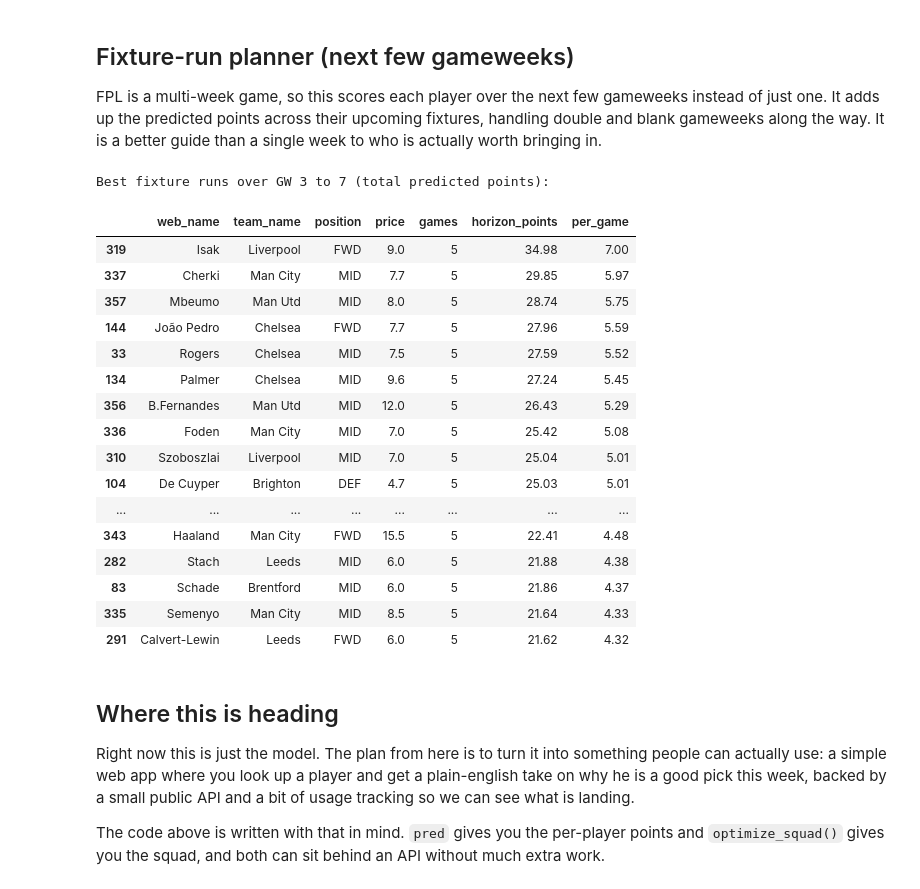
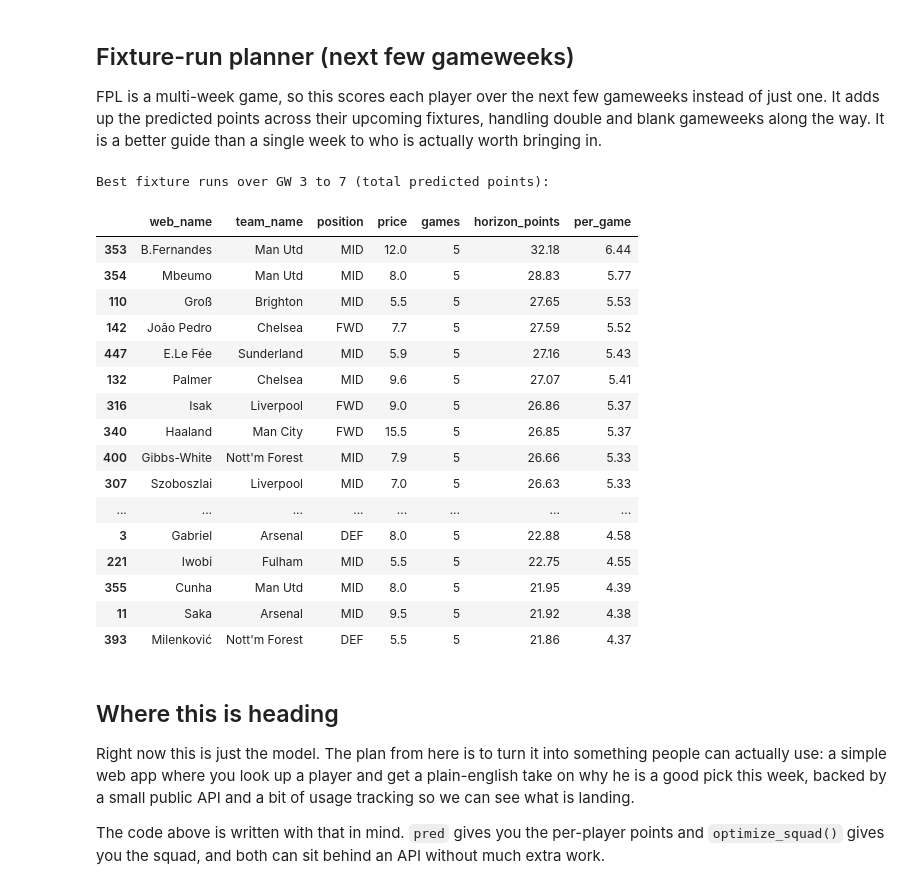
Before and after one commit to husainal1/fpl-predictor-app, a Jupyter notebook: Predicting_EPL_Player_Performance_2026_27.ipynb, the cells around one changed output. Saved outputs shown, nothing was run; the diff lists cells and outputs as text; code cells hidden in the pictures.

```diff
--- a/Predicting_EPL_Player_Performance_2026_27.ipynb
+++ b/Predicting_EPL_Player_Performance_2026_27.ipynb
@@ -331,0 +317,30 @@ Saved fpl_start_model.json and fpl_pts_start_model.json
+# %%
+# ---- Train / validate (grouped by player so no player leaks across folds) ----
+train = fe.dropna(subset=["y","minutes_lag1","total_points_lag1"]).copy()
+X = train[FEATURES].fillna(0.0)
+y = train["y"].astype(float)
+groups = train["name_key"]
+baseline = train["total_points_roll3_mean"].fillna(train["total_points_lag1"]).fillna(0)
+
+gkf = GroupKFold(n_splits=5)
+oof = np.zeros(len(train))
+for tr, va in gkf.split(X, y, groups):
+    m = XGBRegressor(n_estimators=600, learning_rate=0.05, max_depth=6,
+                     subsample=0.8, colsample_bytree=0.8, min_child_weight=5,
+                     random_state=42, n_jobs=-1, tree_method="hist")
+    m.fit(X.iloc[tr], y.iloc[tr], verbose=False)
+    oof[va] = m.predict(X.iloc[va])
+print("Rows trained on : %d" % len(train))
+print("Model MAE       : %.3f" % mean_absolute_error(y, oof))
+print("Baseline MAE    : %.3f  (3-game points average)" % mean_absolute_error(y, baseline))
+
+final_model = XGBRegressor(n_estimators=800, learning_rate=0.04, max_depth=6,
+                           subsample=0.9, colsample_bytree=0.9, min_child_weight=5,
+                           random_state=42, n_jobs=-1, tree_method="hist")
+final_model.fit(X, y, verbose=False)
+
+final_model.save_model('fpl_model.json')                      # download from Files panel
+from google.colab import drive
+drive.mount('/content/drive')
+final_model.save_model('/content/drive/MyDrive/fpl_model.json')
+print("Saved fpl_model.json")
@@ -414,8 +430,7 @@ pred = build_pred_rows()
 for f in FEATURES:
     if f not in pred.columns: pred[f] = 0.0
 pred[FEATURES] = pred[FEATURES].apply(pd.to_numeric, errors="coerce").fillna(0.0)
-pred["p_start"] = np.clip(start_model.predict(pred[FEATURES]), 0.0, 1.0)
-pred["pred_points"] = pred["p_start"] * pts_start_model.predict(pred[FEATURES])
+pred["pred_points"] = final_model.predict(pred[FEATURES])
 pred.loc[players_now.set_index("player_id").reindex(pred["player_id"])["status"].values != "a", "pred_points"] *= 0.4
 
 # ---- set-piece / penalty bump ----
@@ -610,50 +625,50 @@ def _row_for(p, opp, home, gw):
     return row
 
 def predict_gw(gw):
     fx = fixtures[fixtures['event'] == gw]
     opp = {}
     for _, r in fx.iterrows():
         h = team_name_now.get(r['team_h']); a = team_name_now.get(r['team_a'])
         if h: opp.setdefault(h, []).append((a, 1))
         if a: opp.setdefault(a, []).append((h, 0))
     rows = [_row_for(p, o, hm, gw) for _, p in players_now.iterrows() for o, hm in opp.get(p['team_name'], [])]
     if not rows:
         return pd.DataFrame()
     pf = pd.DataFrame(rows)
     for f in FEATURES:
         if f not in pf.columns: pf[f] = 0.0
     pf[FEATURES] = pf[FEATURES].apply(pd.to_numeric, errors='coerce').fillna(0.0)
-    pf['pred_points'] = np.clip(start_model.predict(pf[FEATURES]), 0.0, 1.0) * pts_start_model.predict(pf[FEATURES])
+    pf['pred_points'] = final_model.predict(pf[FEATURES])
     pf['pred_points'] = [pp + (_bump.get(int(pid), 0.0) if pp > 1.5 else 0.0) for pp, pid in zip(pf['pred_points'], pf['player_id'])]
     return pf[['player_id','web_name','team_name','position','price','gw','pred_points']]
 
 gws = list(range(NEXT_GW, min(NEXT_GW + HORIZON, 39)))
 allgw = pd.concat([predict_gw(g) for g in gws], ignore_index=True)
 run = (allgw.groupby(['player_id','web_name','team_name','position','price'])
        .agg(games=('gw','nunique'), horizon_points=('pred_points','sum')).reset_index())
 run['per_game'] = (run['horizon_points'] / run['games']).round(2)
 run = run.sort_values('horizon_points', ascending=False)
 print('Best fixture runs over GW', gws[0], 'to', gws[-1], '(total predicted points):')
 display(run[['web_name','team_name','position','price','games','horizon_points','per_game']].head(20).round(2))
 # %% [output]
 Best fixture runs over GW 3 to 7 (total predicted points):
 |  | web_name | team_name | position | price | games | horizon_points | per_game |
-| 319 | Isak | Liverpool | FWD | 9.0 | 5 | 34.98 | 7.00 |
-| 337 | Cherki | Man City | MID | 7.7 | 5 | 29.85 | 5.97 |
-| 357 | Mbeumo | Man Utd | MID | 8.0 | 5 | 28.74 | 5.75 |
-| 144 | João Pedro | Chelsea | FWD | 7.7 | 5 | 27.96 | 5.59 |
-| 33 | Rogers | Chelsea | MID | 7.5 | 5 | 27.59 | 5.52 |
-| 134 | Palmer | Chelsea | MID | 9.6 | 5 | 27.24 | 5.45 |
-| 356 | B.Fernandes | Man Utd | MID | 12.0 | 5 | 26.43 | 5.29 |
-| 336 | Foden | Man City | MID | 7.0 | 5 | 25.42 | 5.08 |
-| 310 | Szoboszlai | Liverpool | MID | 7.0 | 5 | 25.04 | 5.01 |
-| 104 | De Cuyper | Brighton | DEF | 4.7 | 5 | 25.03 | 5.01 |
+| 353 | B.Fernandes | Man Utd | MID | 12.0 | 5 | 32.18 | 6.44 |
+| 354 | Mbeumo | Man Utd | MID | 8.0 | 5 | 28.83 | 5.77 |
+| 110 | Groß | Brighton | MID | 5.5 | 5 | 27.65 | 5.53 |
+| 142 | João Pedro | Chelsea | FWD | 7.7 | 5 | 27.59 | 5.52 |
+| 447 | E.Le Fée | Sunderland | MID | 5.9 | 5 | 27.16 | 5.43 |
+| 132 | Palmer | Chelsea | MID | 9.6 | 5 | 27.07 | 5.41 |
+| 316 | Isak | Liverpool | FWD | 9.0 | 5 | 26.86 | 5.37 |
+| 340 | Haaland | Man City | FWD | 15.5 | 5 | 26.85 | 5.37 |
+| 400 | Gibbs-White | Nott'm Forest | MID | 7.9 | 5 | 26.66 | 5.33 |
+| 307 | Szoboszlai | Liverpool | MID | 7.0 | 5 | 26.63 | 5.33 |
 | ... | ... | ... | ... | ... | ... | ... | ... |
-| 343 | Haaland | Man City | FWD | 15.5 | 5 | 22.41 | 4.48 |
-| 282 | Stach | Leeds | MID | 6.0 | 5 | 21.88 | 4.38 |
-| 83 | Schade | Brentford | MID | 6.0 | 5 | 21.86 | 4.37 |
-| 335 | Semenyo | Man City | MID | 8.5 | 5 | 21.64 | 4.33 |
-| 291 | Calvert-Lewin | Leeds | FWD | 6.0 | 5 | 21.62 | 4.32 |
+| 3 | Gabriel | Arsenal | DEF | 8.0 | 5 | 22.88 | 4.58 |
+| 221 | Iwobi | Fulham | MID | 5.5 | 5 | 22.75 | 4.55 |
+| 355 | Cunha | Man Utd | MID | 8.0 | 5 | 21.95 | 4.39 |
+| 11 | Saka | Arsenal | MID | 9.5 | 5 | 21.92 | 4.38 |
+| 393 | Milenković | Nott'm Forest | DEF | 5.5 | 5 | 21.86 | 4.37 |
 # %% [markdown]
 ## Where this is heading
 
```
Also changed, not shown: parts of 11 cells of this notebook.
